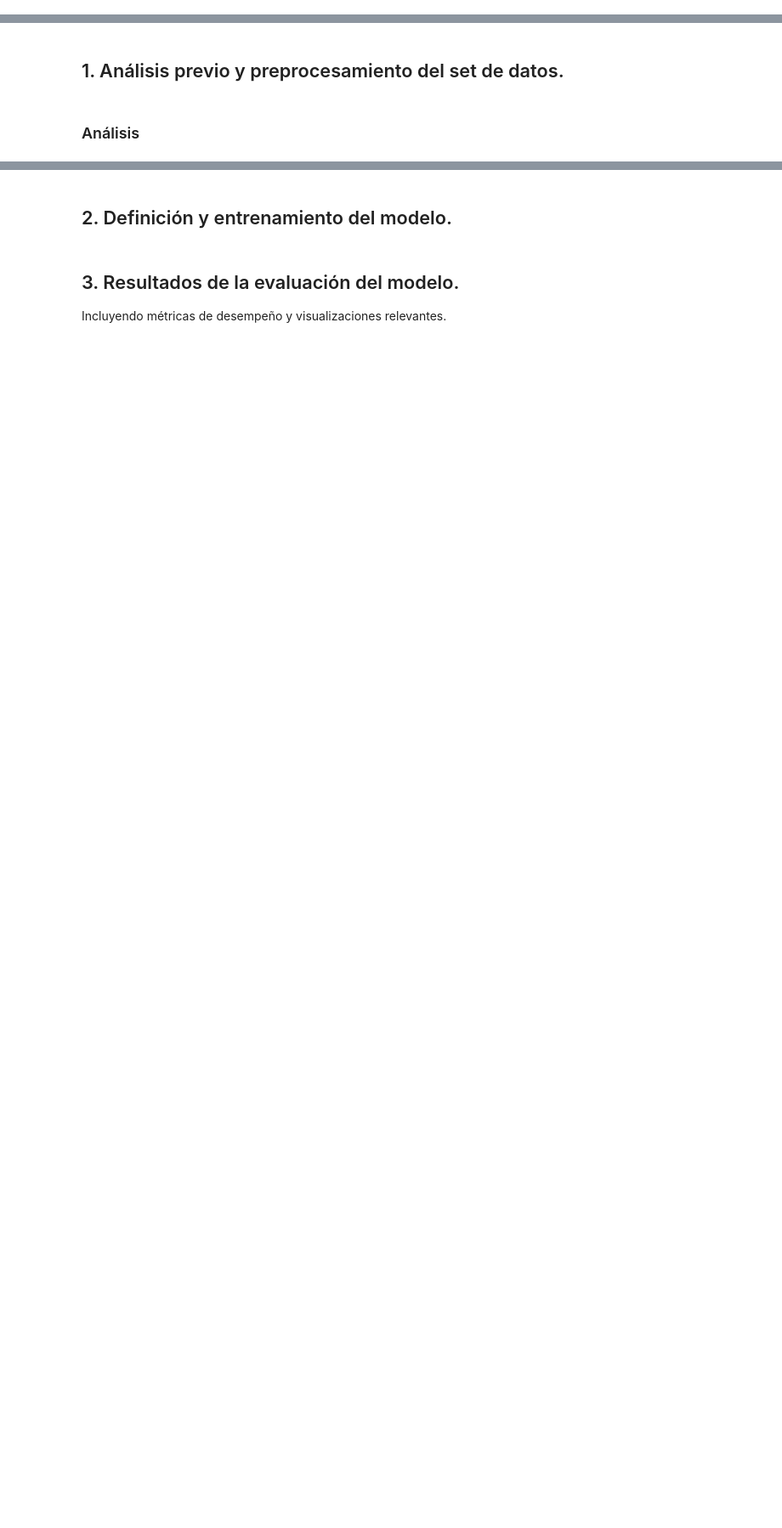
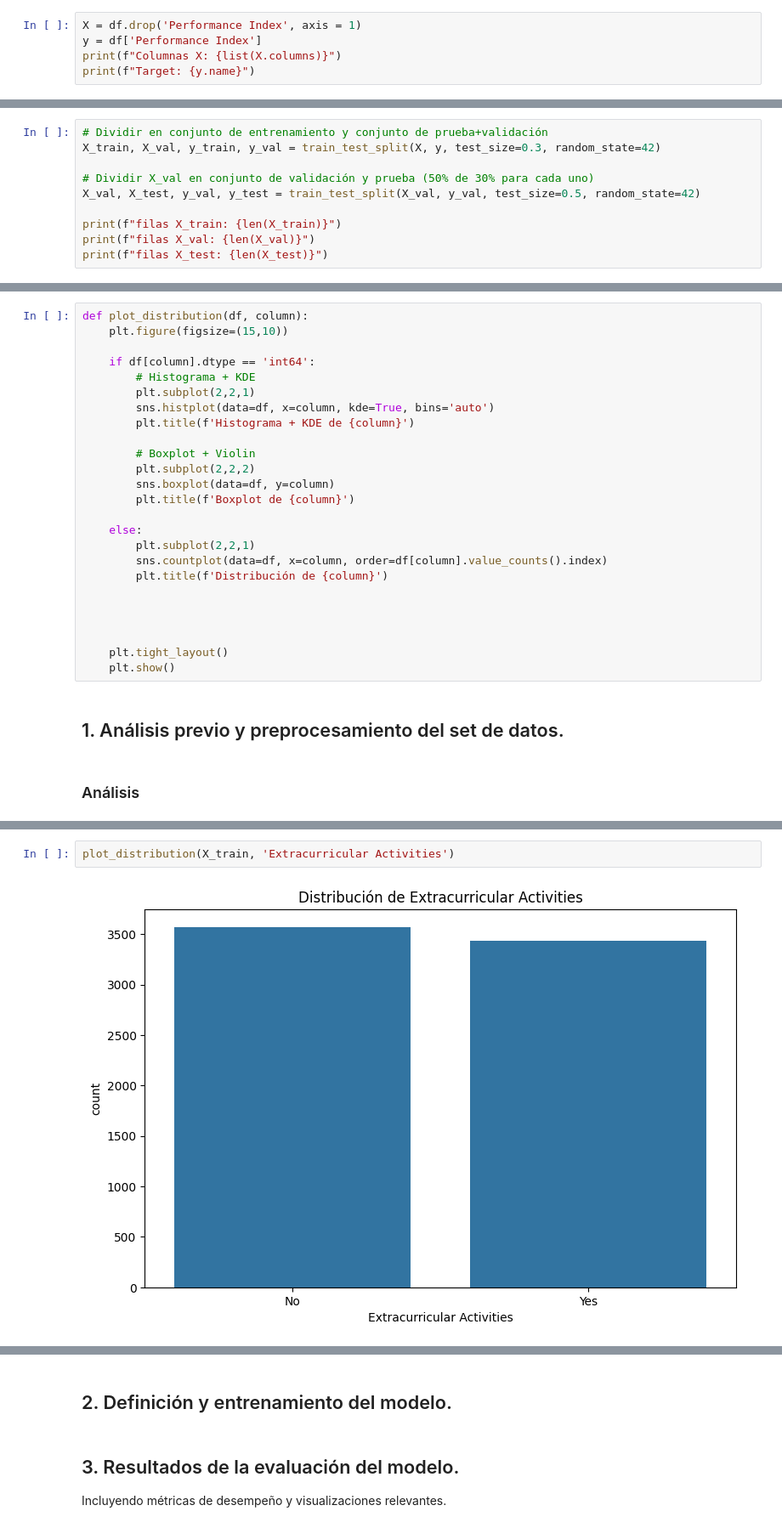
Before and after one commit to julilc/NN_Examples, a Jupyter notebook: NN_Students_Scores/students_scores.ipynb, the cells around one changed output, grey strips where cells are left out. Shown: that part at 85% size. Drawn from its saved outputs; the diff is of its cells as text; blank space fills up the shorter version.

```diff
--- a/NN_Students_Scores/students_scores.ipynb
+++ b/NN_Students_Scores/students_scores.ipynb
@@ -96,0 +158,5 @@ import zipfile
+# %%
+X = df.drop('Performance Index', axis = 1)
+y = df['Performance Index']
+print(f"Columnas X: {list(X.columns)}")
+print(f"Target: {y.name}")
@@ -96,0 +166,10 @@ import zipfile
+# %%
+# Dividir en conjunto de entrenamiento y conjunto de prueba+validación
+X_train, X_val, y_train, y_val = train_test_split(X, y, test_size=0.3, random_state=42)
+
+# Dividir X_val en conjunto de validación y prueba (50% de 30% para cada uno)
+X_val, X_test, y_val, y_test = train_test_split(X_val, y_val, test_size=0.5, random_state=42)
+
+print(f"filas X_train: {len(X_train)}")
+print(f"filas X_val: {len(X_val)}")
+print(f"filas X_test: {len(X_test)}")
@@ -97,3 +182,28 @@ import zipfile
+# %%
+def plot_distribution(df, column):
+    plt.figure(figsize=(15,10))
+
+    if df[column].dtype == 'int64':
+        # Histograma + KDE
+        plt.subplot(2,2,1)
+        sns.histplot(data=df, x=column, kde=True, bins='auto')
+        plt.title(f'Histograma + KDE de {column}')
+
+        # Boxplot + Violin
+        plt.subplot(2,2,2)
+        sns.boxplot(data=df, y=column)
+        plt.title(f'Boxplot de {column}')
+
+    else:
+        plt.subplot(2,2,1)
+        sns.countplot(data=df, x=column, order=df[column].value_counts().index)
+        plt.title(f'Distribución de {column}')
+
+
+
+
+    plt.tight_layout()
+    plt.show()
 # %% [markdown]
 ## 1. Análisis previo y preprocesamiento del set de datos.
 # %% [markdown]
@@ -129,0 +225,4 @@ df.head()
+# %%
+plot_distribution(X_train, 'Extracurricular Activities')
+# %% [output]
+[figure, added]
```
Also changed, not shown: parts of 16 cells of this notebook.
